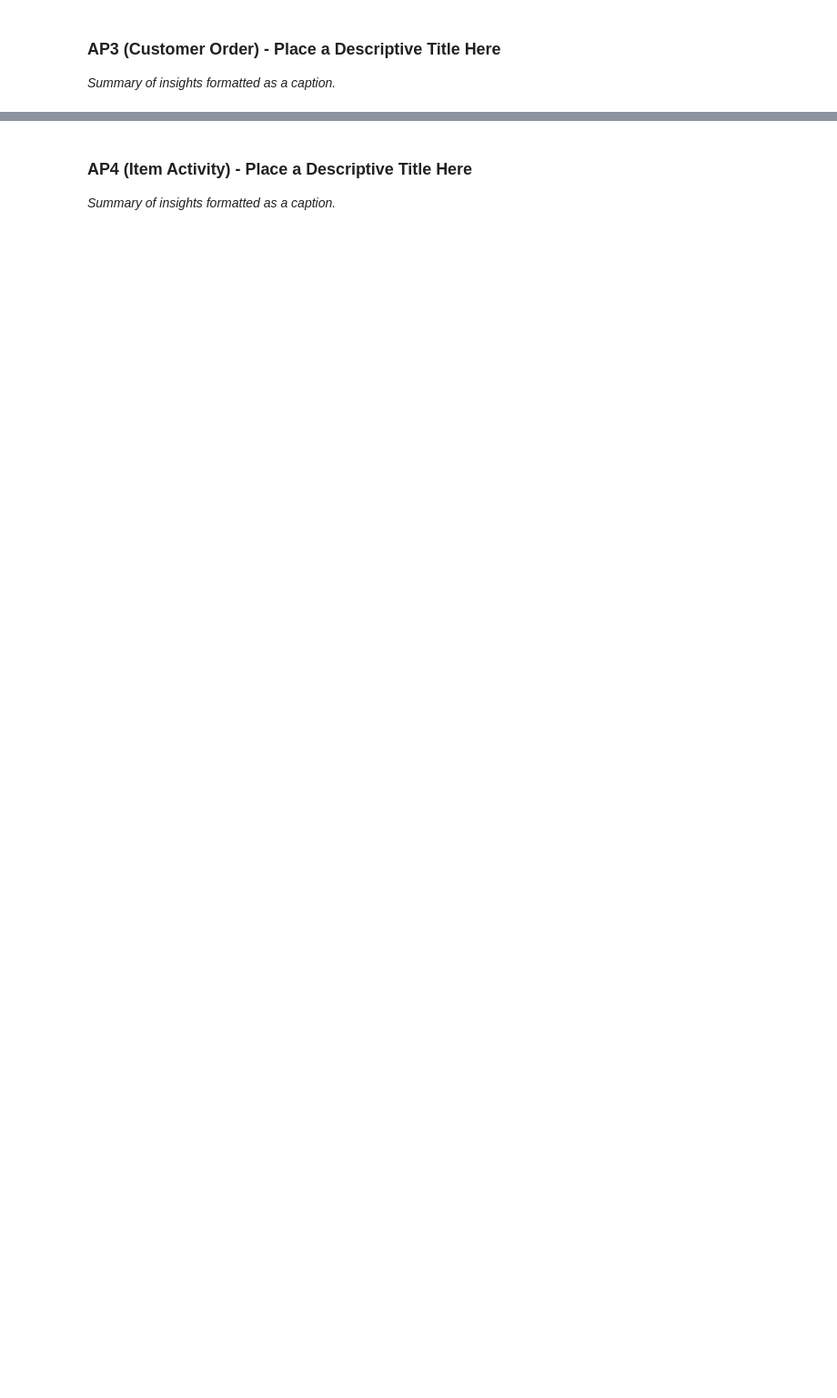
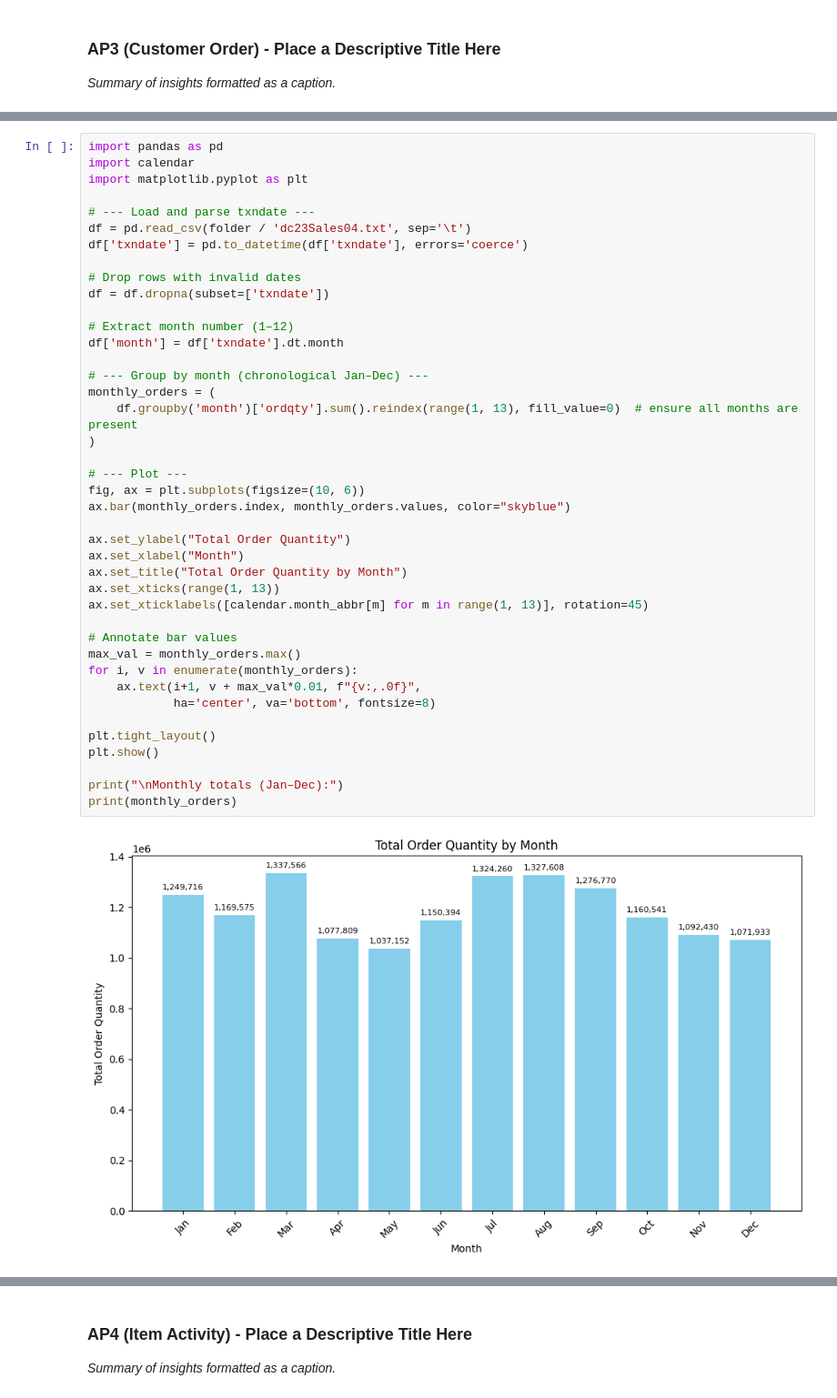
Before and after one commit to TSNijhuis/WarehousingAS1, a Jupyter notebook: wh-as_activity-profiling-template.ipynb, the cells around one changed output, grey strips where cells are left out. Shown at 91% size. Saved outputs shown, nothing was run; the diff lists cells and outputs as text; blank space fills up the shorter version.

```diff
--- a/wh-as_activity-profiling-template.ipynb
+++ b/wh-as_activity-profiling-template.ipynb
@@ -323,0 +186,43 @@ NameError: name 'gdown' is not defined
+# %%
+import pandas as pd
+import calendar
+import matplotlib.pyplot as plt
+
+# --- Load and parse txndate ---
+df = pd.read_csv(folder / 'dc23Sales04.txt', sep='\t')
+df['txndate'] = pd.to_datetime(df['txndate'], errors='coerce')
+
+# Drop rows with invalid dates
+df = df.dropna(subset=['txndate'])
+
+# Extract month number (1–12)
+df['month'] = df['txndate'].dt.month
+
+# --- Group by month (chronological Jan–Dec) ---
+monthly_orders = (
+    df.groupby('month')['ordqty'].sum().reindex(range(1, 13), fill_value=0)  # ensure all months are present
+)
+
+# --- Plot ---
+fig, ax = plt.subplots(figsize=(10, 6))
+ax.bar(monthly_orders.index, monthly_orders.values, color="skyblue")
+
+ax.set_ylabel("Total Order Quantity")
+ax.set_xlabel("Month")
+ax.set_title("Total Order Quantity by Month")
+ax.set_xticks(range(1, 13))
+ax.set_xticklabels([calendar.month_abbr[m] for m in range(1, 13)], rotation=45)
+
+# Annotate bar values
+max_val = monthly_orders.max()
+for i, v in enumerate(monthly_orders):
+    ax.text(i+1, v + max_val*0.01, f"{v:,.0f}",
+            ha='center', va='bottom', fontsize=8)
+
+plt.tight_layout()
+plt.show()
+
+print("\nMonthly totals (Jan–Dec):")
+print(monthly_orders)
+# %% [output]
+[figure, added]
```
Also changed, not shown: parts of 9 cells of this notebook.
